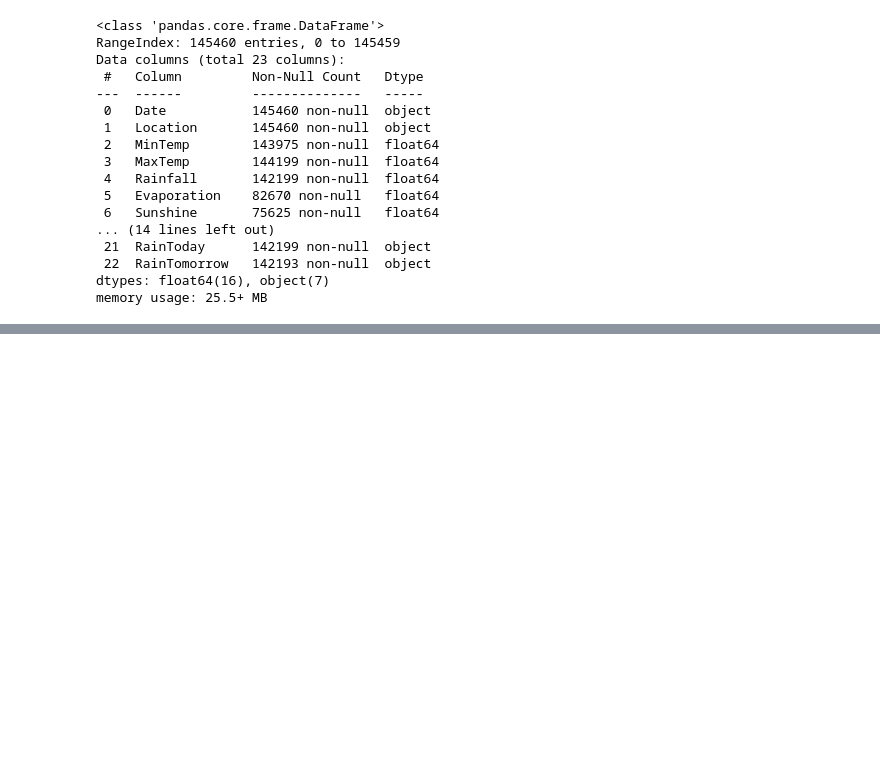
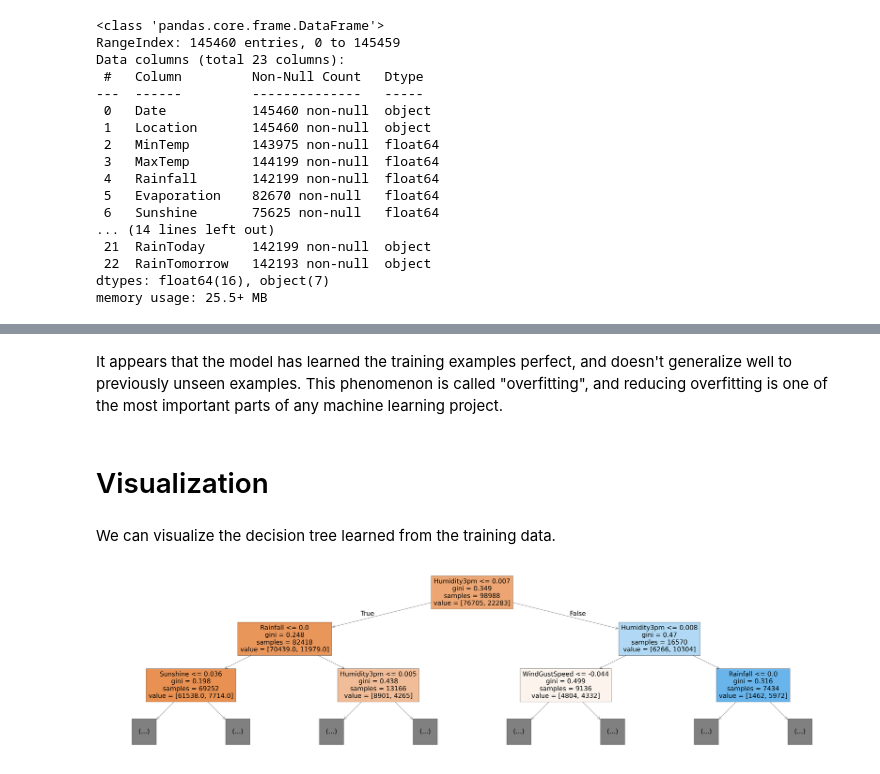
Before and after one commit to tanishka143-lang/NextDayRainPredictor, a Jupyter notebook: NextRainDTRF.ipynb, the cells around one changed output, grey strips where cells are left out. Saved outputs shown, nothing was run; the diff lists cells and outputs as text; code cells hidden in the pictures; blank space fills up the shorter version.

```diff
--- a/NextRainDTRF.ipynb
+++ b/NextRainDTRF.ipynb
@@ -67,0 +264,8 @@ df.dropna(subset=['RainTomorrow'], inplace=True)
+# %%
+train_inputs[encoded_cols] = encoder.transform(train_inputs[categorical_cols])
+val_inputs[encoded_cols] = encoder.transform(val_inputs[categorical_cols])
+test_inputs[encoded_cols] = encoder.transform(test_inputs[categorical_cols])
+# %%
+X_train = train_inputs[numeric_cols + encoded_cols]
+X_val = val_inputs[numeric_cols + encoded_cols]
+X_test = test_inputs[numeric_cols + encoded_cols]
@@ -67,0 +302,5 @@ df.dropna(subset=['RainTomorrow'], inplace=True)
+# %%
+model = DecisionTreeClassifier(random_state=42)
+# %%
+%%time
+model.fit(X_train, train_targets)
@@ -67,0 +372,6 @@ df.dropna(subset=['RainTomorrow'], inplace=True)
+# %% [markdown]
+It appears that the model has learned the training examples perfect, and doesn't generalize well to previously unseen examples. This phenomenon is called "overfitting", and reducing overfitting is one of the most important parts of any machine learning project.
+# %% [markdown]
+# Visualization
+# %% [markdown]
+We can visualize the decision tree learned from the training data.
@@ -67,0 +380,5 @@ df.dropna(subset=['RainTomorrow'], inplace=True)
+# %%
+plt.figure(figsize=(80,20))
+plot_tree(model, feature_names=X_train.columns, max_depth=2, filled=True);
+# %% [output]
+[figure, added]
```
Also changed, not shown: parts of 61 cells of this notebook.
